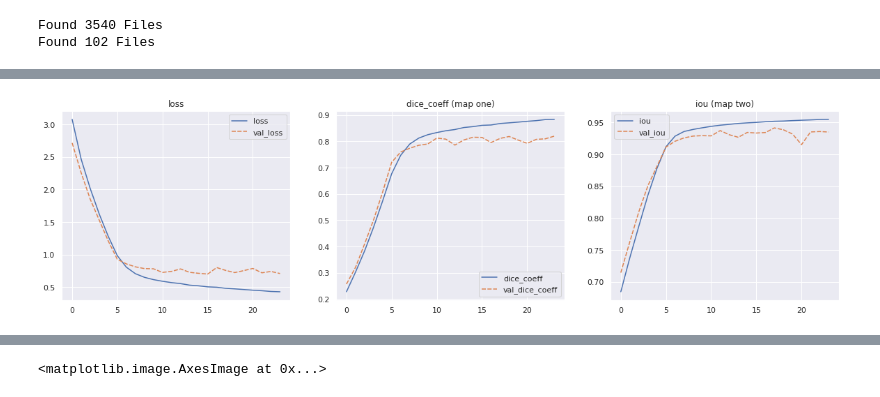
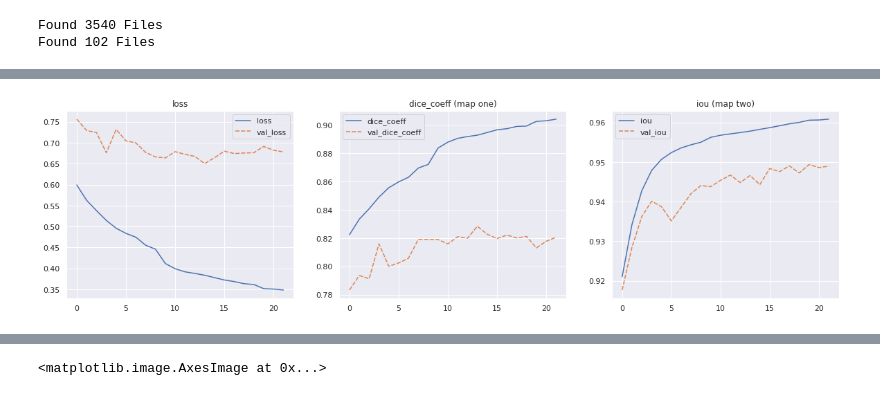
Before and after one commit to dschori/Rumex-Detection, a Jupyter notebook: notebooks/20_UNet.ipynb, the cells around one changed output, grey strips where cells are left out. Cells and saved outputs as stored; diff of their text form; code cells hidden in the pictures.

```diff
--- a/notebooks/20_UNet.ipynb
+++ b/notebooks/20_UNet.ipynb
@@ -188,14 +271,17 @@ plt.show()
 # %%
 from keras.callbacks import ModelCheckpoint, LearningRateScheduler, EarlyStopping, ReduceLROnPlateau, TensorBoard
 
-BS = 4
+BS = 6
 import math
 def step_decay(epoch):
     initial_lrate = 0.0001
-    drop = 0.5
-    epochs_drop = 5.0
+    drop = 0.2
+    epochs_drop = 10.0
     lrate = initial_lrate * math.pow(drop,math.floor((1+epoch)/epochs_drop))
+    print("Learning Rate: " + str(lrate))
     return lrate
+
+lrate = LearningRateScheduler(step_decay)
 
 
 checkpoint = ModelCheckpoint('best_model.h5',
@@ -231,18 +317,16 @@ tensorboard = TensorBoard(log_dir='../docs/tensorboard',
                             embeddings_data=None,
                             update_freq='epoch')
 
-lr = LearningRateScheduler(step_decay)
-
-callbacks_list = [early, reduceLROnPlat]
+callbacks_list = [early,lrate]
 # %%
 params = {'target_size': SHAPE,
-          'batch_size': 4,
+          'batch_size': 6,
           'input_channels': 3,
           'shuffle': True}
 
 # Generators
 training_generator = DataGenerator(df=aug_df,augment_data=False,save_images=False,**params)
-validation_generator = DataGenerator(df=val_df,**params)
+validation_generator = DataGenerator(df=val_df,hist_equal=True,**params)
 # %% [output]
 Found 3540 Files
 Found 102 Files
@@ -252,7 +336,7 @@ H = model.fit_generator(
     steps_per_epoch=len(aug_df) // BS,
     validation_data=validation_generator,
     validation_steps=len(val_df) // BS,
-    epochs=24,
+    epochs=22,
     verbose=1,
     use_multiprocessing=True,
     workers=8,
@@ -278,29 +362,29 @@ Epoch 24/24
 # %%
 plt.figure(figsize=(20,5))
 
 plt.subplot(1,3,1)
 data = {#"epochs":np.linspace(0,len(H.history['dice_coeff']),len(H.history['dice_coeff'])),
         "loss":H.history['loss'],
         "val_loss":H.history['val_loss']}
 loss_data = pd.DataFrame.from_dict(data)
 sns.set(style="darkgrid")
 ax = sns.lineplot(data=loss_data).set_title("loss")
 
 plt.subplot(1,3,2)
 data = {#"epochs":np.linspace(0,len(H.history['dice_coeff']),len(H.history['dice_coeff'])),
-        "dice_coeff":H.history['seg1_dice_coeff'],
-        "val_dice_coeff":H.history['val_seg1_dice_coeff']}
+        "dice_coeff":H.history['map1_dice_coeff'],
+        "val_dice_coeff":H.history['val_map1_dice_coeff']}
 dice_data = pd.DataFrame.from_dict(data)
 sns.set(style="darkgrid")
 ax = sns.lineplot(data=dice_data).set_title("dice_coeff (map one)")
 
 plt.subplot(1,3,3)
 data = {#"epochs":np.linspace(0,len(H.history['dice_coeff']),len(H.history['dice_coeff'])),
-        "iou":H.history['seg2_iou'],
-        "val_iou":H.history['val_seg2_iou']}
+        "iou":H.history['map2_iou'],
+        "val_iou":H.history['val_map2_iou']}
 iou_data = pd.DataFrame.from_dict(data)
 sns.set(style="darkgrid")
 ax = sns.lineplot(data=iou_data).set_title("iou (map two)")
 # %% [output]
-[figure, old version]
+[figure, new version]
 # %%
```
Also changed, not shown: parts of 13 cells of this notebook.
